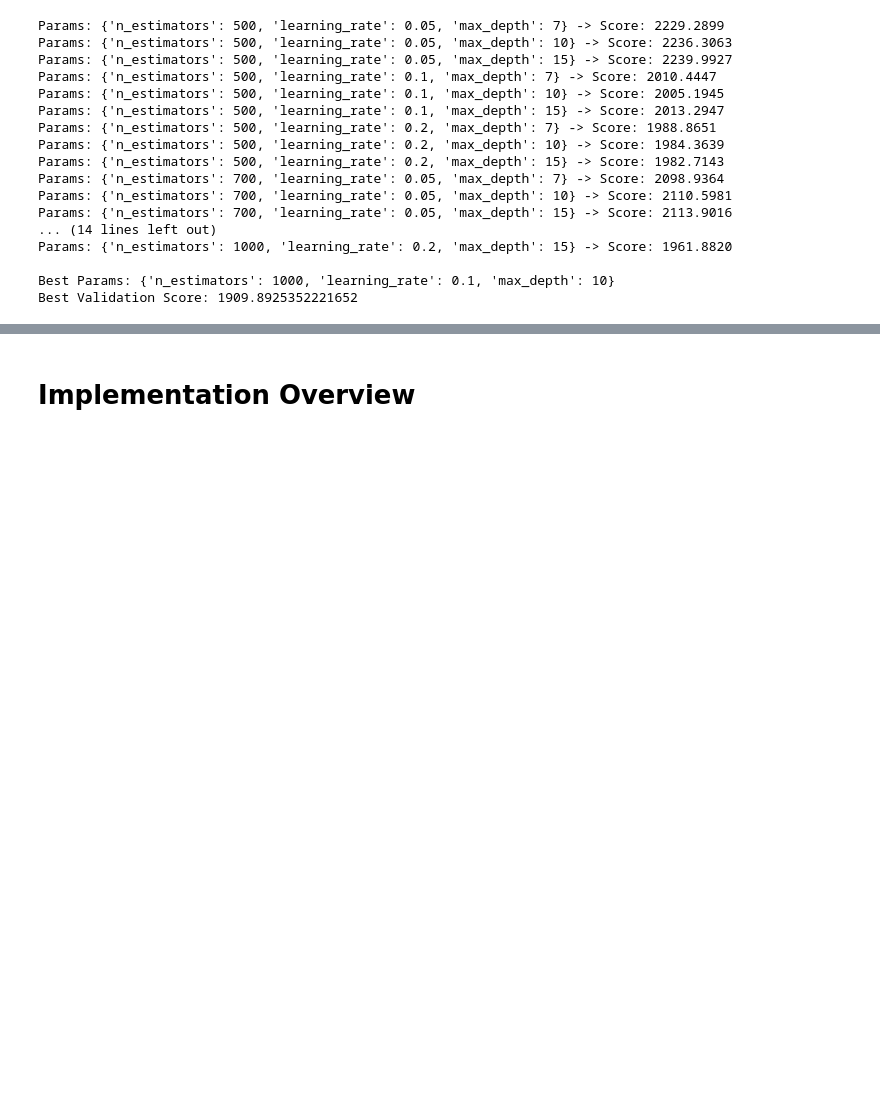
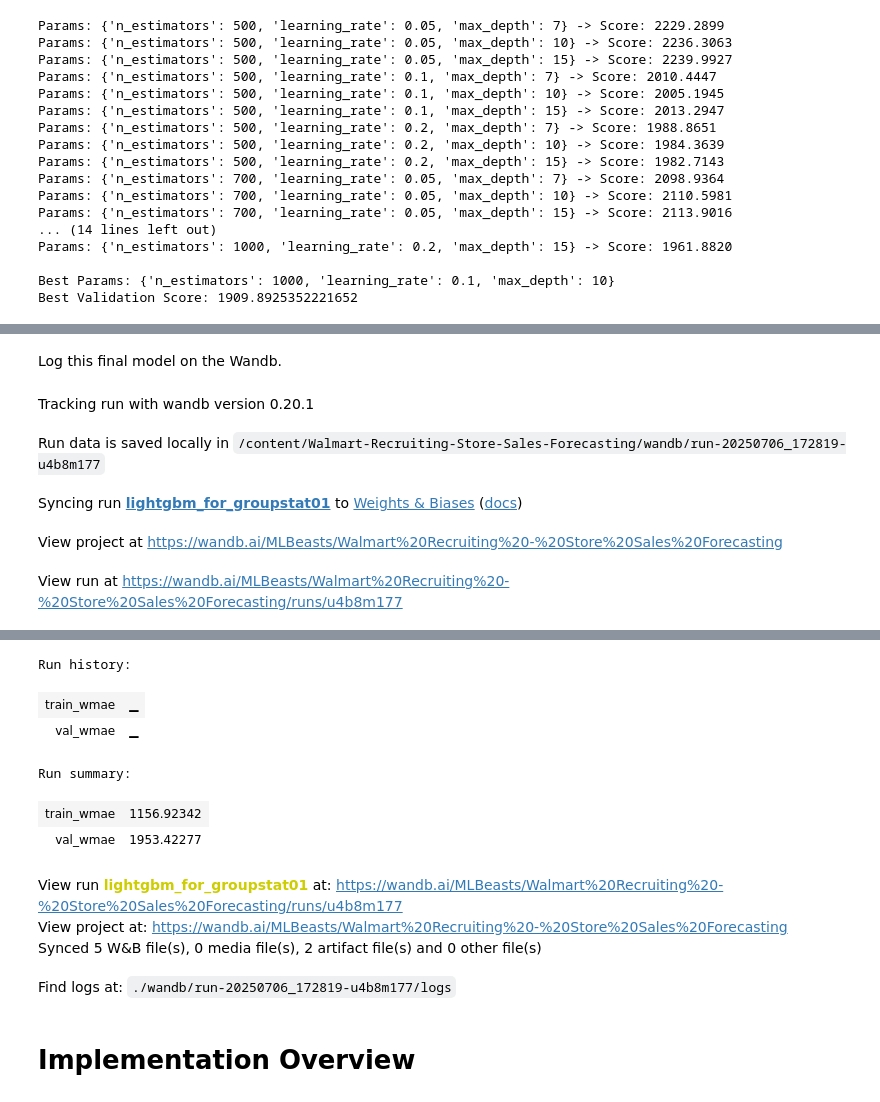
Before and after one commit to azhgh22/Walmart-Recruiting-Store-Sales-Forecasting, a Jupyter notebook: notebooks/02_group_stat_model.ipynb, the cells around one changed output, grey strips where cells are left out. Cells and saved outputs as stored; diff of their text form; code cells hidden in the pictures; blank space fills up the shorter version.

```diff
--- a/notebooks/02_group_stat_model.ipynb
+++ b/notebooks/02_group_stat_model.ipynb
@@ -854,0 +957,40 @@ Valid WMAE: 1909.89, MAE: 1881.72
+# %% [markdown]
+Log this final model on the Wandb.
+# %%
+from sklearn.pipeline import Pipeline
+
+pipeline = Pipeline([
+    ('feature_adder', time_features.FeatureAdder(**params)),
+    ('object_to_category', feature_transformers.ObjectToCategory()),
+    ('make_categorical', feature_transformers.MakeCategorical(['Dept', 'Store'])),
+    ("model", model)
+])
+
+from configs import boosting_models_config, basic_config
+import importlib
+importlib.reload(boosting_models_config)
+importlib.reload(basic_config)
+
+from src.utils import log_to_wandb
+from configs.basic_config import config
+from configs.boosting_models_config import lgbm_config
+
+cur_configs = {
+    'additional_features' : ['Dept_Prediction', 'Store_Prediction']
+}
+
+log_to_wandb(
+    model = pipeline,
+    train_score = train_wmae,
+    val_score = valid_wmae,
+    run_name = "lightgbm_for_groupstat01",
+    artifact_name="pred_features_boosting",
+    artifact_type = "model",
+    artifact_description = "Predicts Overall Information using Other models store/dept predictions",
+    config= config | lgbm_config | cur_configs)
+# %% [output]
+Tracking run with wandb version 0.20.1
+Run data is saved locally in /content/Walmart-Recruiting-Store-Sales-Forecasting/wandb/run-20250706_172819-u4b8m177
+Syncing run lightgbm_for_groupstat01 to Weights & Biases (docs)
+View project at https://wandb.ai/MLBeasts/Walmart%20Recruiting%20-%20Store%20Sales%20Forecasting
+View run at https://wandb.ai/MLBeasts/Walmart%20Recruiting%20-%20Store%20Sales%20Forecasting/runs/u4b8m177
@@ -855,3 +998,13 @@ Valid WMAE: 1909.89, MAE: 1881.72
+Run history:
+| train_wmae | ▁ |
+| val_wmae | ▁ |
+Run summary:
+| train_wmae | 1156.92342 |
+| val_wmae | 1953.42277 |
+View run lightgbm_for_groupstat01 at: https://wandb.ai/MLBeasts/Walmart%20Recruiting%20-%20Store%20Sales%20Forecasting/runs/u4b8m177
+View project at: https://wandb.ai/MLBeasts/Walmart%20Recruiting%20-%20Store%20Sales%20Forecasting
+Synced 5 W&B file(s), 0 media file(s), 2 artifact file(s) and 0 other file(s)
+Find logs at: ./wandb/run-20250706_172819-u4b8m177/logs
 # %% [markdown]
 # Implementation Overview
 # %% [markdown]
```
Also changed, not shown: parts of 15 cells of this notebook.
